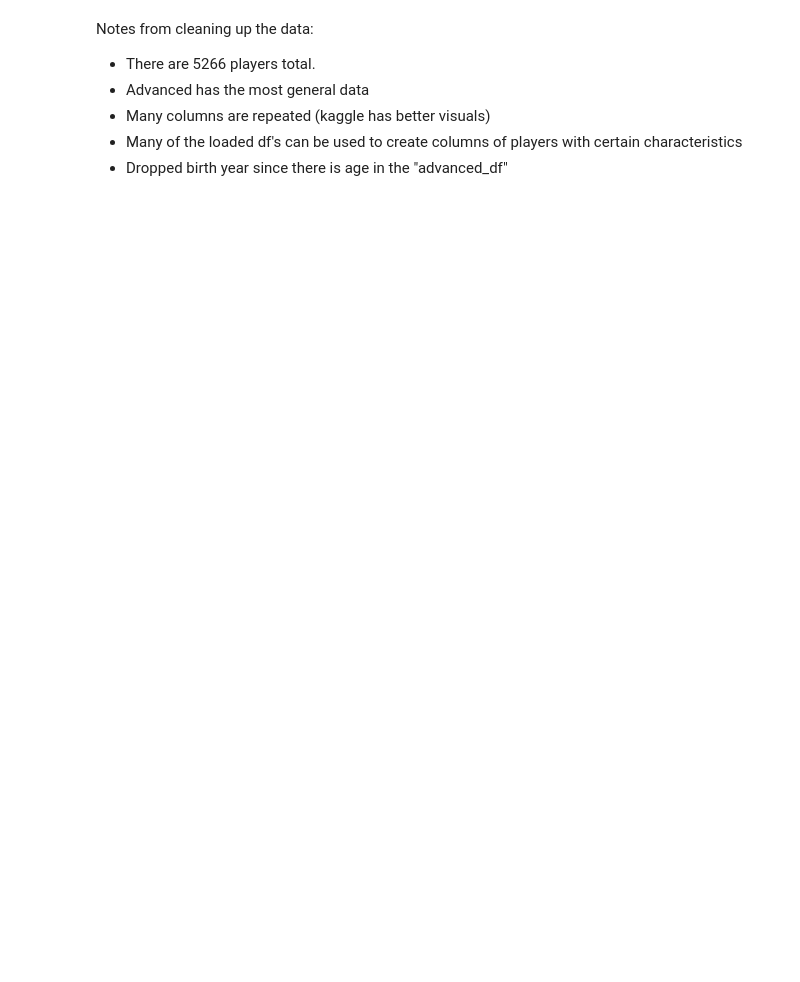
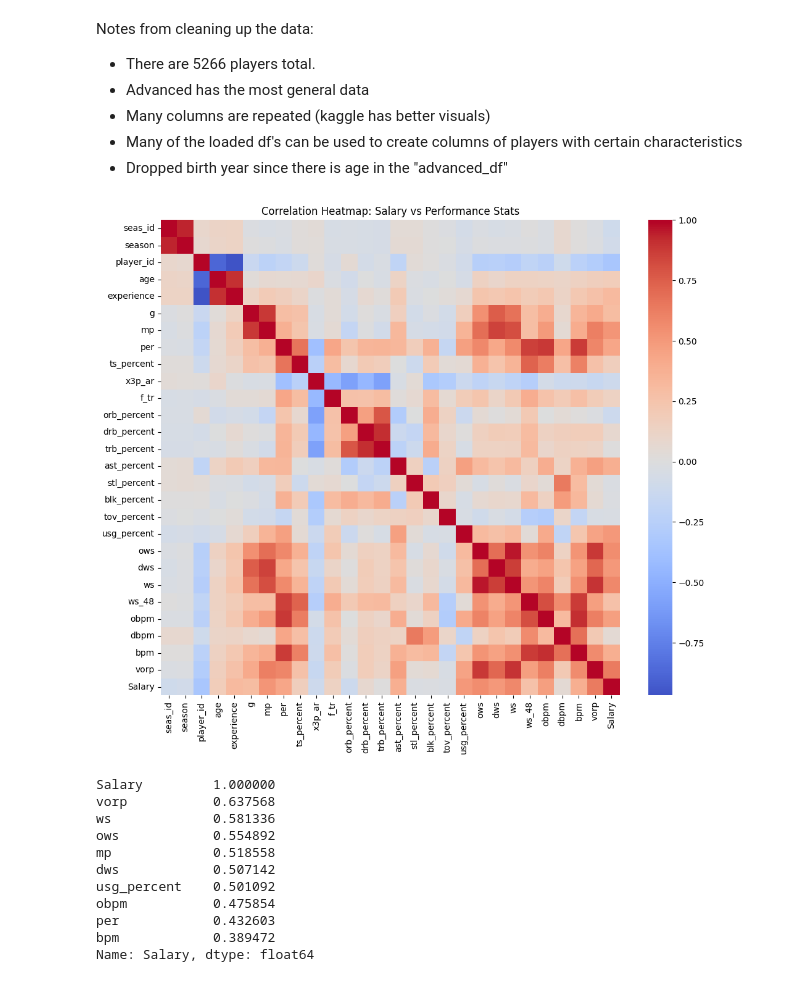
Before and after one commit to kashyapkolukula/CMSC320_S25_Project, a Jupyter notebook: FinalProject.ipynb, the cells around one changed output. Drawn from its saved outputs; the diff is of its cells as text; code cells hidden in the pictures; blank space fills up the shorter version.

Commit message:
Checkpoint 2: Cleaned and merged salary and advanced stats datasets (2022-2025) added plots to find most valuable advanced statistics and created salary vs performance heatmap

```diff
--- a/FinalProject.ipynb
+++ b/FinalProject.ipynb
@@ -89,3 +89,32 @@ df_team_stats_per_game = pd.read_csv("Data/NBA_Stats_1947-present/Team Stats Per
 df_team_summaries = pd.read_csv("Data/NBA_Stats_1947-present/Team Summaries.csv")
 
 df_team_totals = pd.read_csv("Data/NBA_Stats_1947-present/Team Totals.csv")
+# %%
+salary_long = (
+    salaries_df
+    .melt(id_vars="Player Name",
+          value_vars=["2022/2023", "2023/2024", "2024/2025"],
+          var_name="Season",
+          value_name="Salary")
+    .replace({"Salary": r"[\$,]"}, {"Salary": ""}, regex=True)
+    .assign(
+        Salary=lambda d: pd.to_numeric(d["Salary"], errors="coerce"),
+        player=lambda d: d["Player Name"].str.strip(),
+        season=lambda d: d["Season"].str.extract(r"(\d{4})").astype(int)
+    )
+    .drop(columns=["Player Name"])
+    .dropna(subset=["Salary"])
+)
+# %%
+df_advanced["player"] = df_advanced["player"].str.strip()
+df_advanced = df_advanced[df_advanced["lg"] == "NBA"]
+df_advanced = df_advanced[df_advanced["season"].between(2020, 2025)]
+# %%
+gold_df = pd.merge(
+    df_advanced,
+    salary_long,
+    on=["player", "season"],
+    how="inner"
+).reset_index(drop=True)
+
+print(gold_df.shape)
@@ -96,5 +127,27 @@ Notes from cleaning up the data:
 * Many columns are repeated (kaggle has better visuals)
 * Many of the loaded df's can be used to create columns of players with certain characteristics
 * Dropped birth year since there is age in the "advanced_df"
+# %%
+correlation_matrix = gold_df.corr(numeric_only=True)
+
+plt.figure(figsize=(12, 10))
+sns.heatmap(correlation_matrix, cmap="coolwarm", center=0)
+plt.title("Correlation Heatmap: Salary vs Performance Stats")
+plt.show()
+
+print(correlation_matrix["Salary"].sort_values(ascending=False).head(10))
+# %% [output]
+[figure, added]
+Salary         1.000000
+vorp           0.637568
+ws             0.581336
+ows            0.554892
+mp             0.518558
+dws            0.507142
+usg_percent    0.501092
+obpm           0.475854
+per            0.432603
+bpm            0.389472
+Name: Salary, dtype: float64
 # %%
 ''' DATA EXPLORATION AND SUMMARY STATISTICS'''
```
Also changed, not shown: parts of 2 cells of this notebook.
